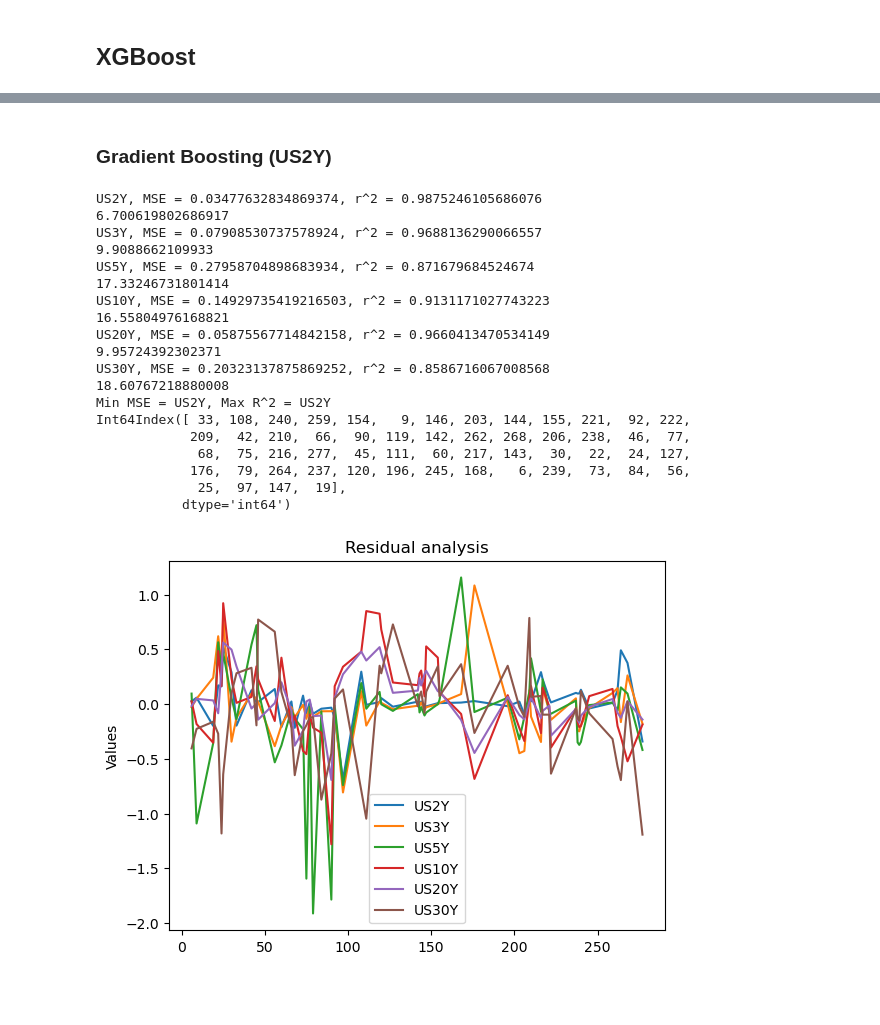
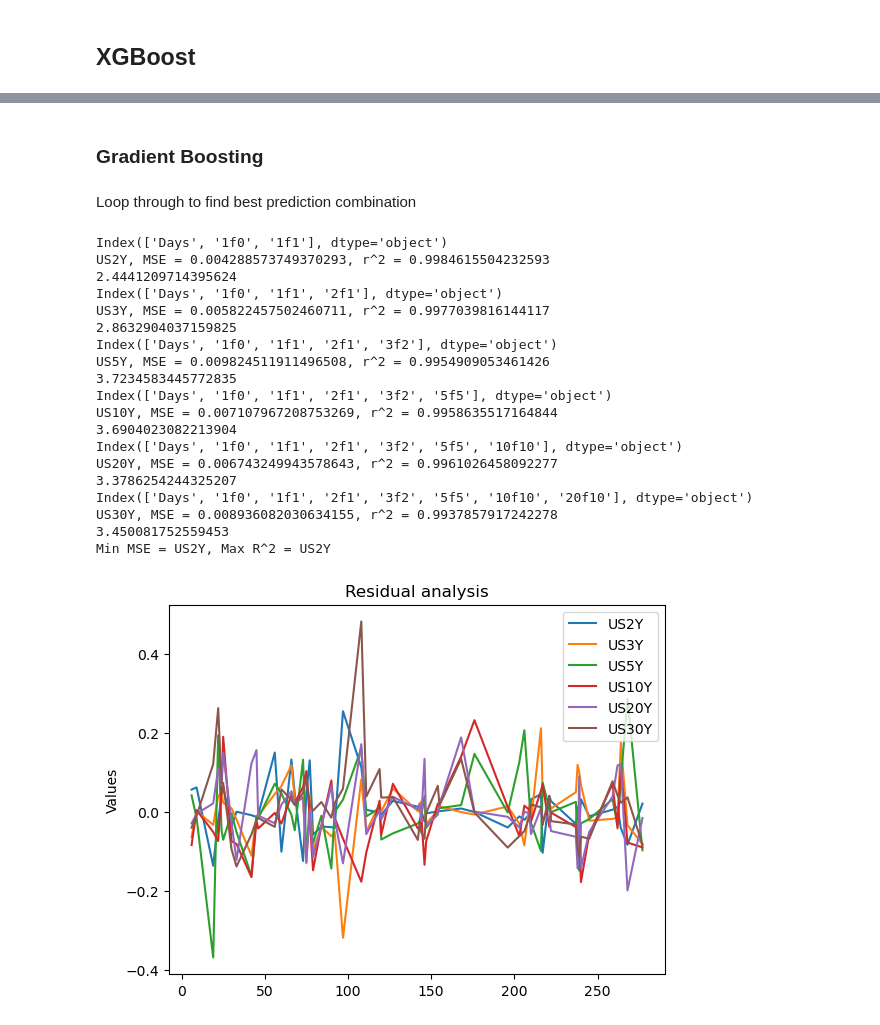
Before and after one commit to 123justinfung/PyStrats, a Jupyter notebook: Notebooks/Yield curve analysis.ipynb, the cells around one changed output, grey strips where cells are left out. Cells and saved outputs as stored; diff of their text form; code cells hidden in the pictures; blank space fills up the shorter version.

```diff
--- a/Notebooks/Yield curve analysis.ipynb
+++ b/Notebooks/Yield curve analysis.ipynb
@@ -637,0 +662,17 @@ plt.show()
+# %%
+x = df_only_fwds[df_only_fwds.columns[0:8]]
+y = df_fwds[df_fwds.columns[8]]
+x_train, x_test, y_train, y_test_xgb = train_test_split(x, y, test_size=0.2, random_state=42)
+xgb_model = XGBRegressor(n_estimators=300, learning_rate=0.08, max_depth=6)
+xgb_model.fit(x_train, y_train)
+y_pred = xgb_model.predict(x_test)
+ax_reg1 = sns.lineplot(x = y_test_xgb.index, y = y_test_xgb, color = 'red', label = "True value")
+ax_reg2 = sns.lineplot(x = y_test_xgb.index, y = y_pred, color = 'blue', label = "Predicted value")
+plt.title(f"XGB Regression for {df_fwds.columns[8]}")
+plt.ylabel("Values")
+plt.show()
+xgb_residuals = y_pred - y_test_xgb
+ax_xgb_30y = sns.lineplot(x = y_test_xgb.index, y = xgb_residuals, label = "Residuals").axes
+plt.title(f"XGB Residuals for {df_fwds.columns[8]}")
+plt.ylabel("Values")
+plt.show()
@@ -638,50 +682,51 @@ plt.show()
 # %% [markdown]
-### Gradient Boosting (US2Y)
+### Gradient Boosting
+# %% [markdown]
+Loop through to find best prediction combination
 # %%
 mse_dict = {}
 r2_dict = {}
-j = 2
+j = 3
 for i in range(3,9):
-    df_only_fwds_drop = df_only_fwds.columns[0:j]
-    x_drop = df_only_fwds.drop(df_only_fwds_drop, axis = 1)
+    x = df_only_fwds[df_only_fwds.columns[0:j]]
+    print(df_only_fwds.columns[0:j])
     y = df_fwds[df_fwds.columns[i]]
-    x_train, x_test, y_train, y_test = train_test_split(x_drop, y, test_size=0.2, random_state=42)
-    lr_model = GradientBoostingRegressor(n_estimators=100, learning_rate=0.1, max_depth=6, random_state=0)
-    lr_model.fit(x_train, y_train)
-    y_pred = lr_model.predict(x_test)
-    mse_lr = mean_squared_error(y_test, y_pred)
+    x_train, x_test, y_train, y_test = train_test_split(x, y, test_size=0.2, random_state=42)
+    gb_model = GradientBoostingRegressor(n_estimators=100, learning_rate=0.1, max_depth=6, random_state=0)
+    gb_model.fit(x_train, y_train)
+    y_pred = gb_model.predict(x_test)
+    mse_gb = mean_squared_error(y_test, y_pred)
     r2 = r2_score(y_test, y_pred)
-    print(f"{df_fwds.columns[i]}, MSE = {mse_lr}, r^2 = {r2}")
-    mse_dict[df_fwds.columns[i]] = mse_lr
+    print(f"{df_fwds.columns[i]}, MSE = {mse_gb}, r^2 = {r2}")
+    mse_dict[df_fwds.columns[i]] = mse_gb
     r2_dict[df_fwds.columns[i]] = r2
     residuals = y_pred - y_test
     sns.lineplot(x = y_test.index, y = residuals, label = f'{df_fwds.columns[i]}')
     print(residuals.abs().sum())
     j += 1
 print(f"Min MSE = {min(mse_dict.items(), key=lambda x: x[1])[0]}, Max R^2 = {max(r2_dict.items(), key=lambda x: x[1])[0]}")
-print(y_test.index)
 plt.title("Residual analysis")
 plt.ylabel("Values")
 plt.show()
 # %% [output]
-US2Y, MSE = 0.03477632834869374, r^2 = 0.9875246105686076
-6.700619802686917
-US3Y, MSE = 0.07908530737578924, r^2 = 0.9688136290066557
-9.9088662109933
-US5Y, MSE = 0.27958704898683934, r^2 = 0.871679684524674
-17.33246731801414
-US10Y, MSE = 0.14929735419216503, r^2 = 0.9131171027743223
-16.55804976168821
-US20Y, MSE = 0.05875567714842158, r^2 = 0.9660413470534149
-9.95724392302371
-US30Y, MSE = 0.20323137875869252, r^2 = 0.8586716067008568
-18.60767218880008
+Index(['Days', '1f0', '1f1'], dtype='object')
+US2Y, MSE = 0.004288573749370293, r^2 = 0.9984615504232593
+2.4441209714395624
+Index(['Days', '1f0', '1f1', '2f1'], dtype='object')
+US3Y, MSE = 0.005822457502460711, r^2 = 0.9977039816144117
+2.8632904037159825
+Index(['Days', '1f0', '1f1', '2f1', '3f2'], dtype='object')
+US5Y, MSE = 0.009824511911496508, r^2 = 0.9954909053461426
+3.7234583445772835
+Index(['Days', '1f0', '1f1', '2f1', '3f2', '5f5'], dtype='object')
+US10Y, MSE = 0.007107967208753269, r^2 = 0.9958635517164844
+3.6904023082213904
+Index(['Days', '1f0', '1f1', '2f1', '3f2', '5f5', '10f10'], dtype='object')
+US20Y, MSE = 0.006743249943578643, r^2 = 0.9961026458092277
+3.3786254244325207
+Index(['Days', '1f0', '1f1', '2f1', '3f2', '5f5', '10f10', '20f10'], dtype='object')
+US30Y, MSE = 0.008936082030634155, r^2 = 0.9937857917242278
+3.450081752559453
 Min MSE = US2Y, Max R^2 = US2Y
-Int64Index([ 33, 108, 240, 259, 154,   9, 146, 203, 144, 155, 221,  92, 222,
-            209,  42, 210,  66,  90, 119, 142, 262, 268, 206, 238,  46,  77,
-             68,  75, 216, 277,  45, 111,  60, 217, 143,  30,  22,  24, 127,
-            176,  79, 264, 237, 120, 196, 245, 168,   6, 239,  73,  84,  56,
-             25,  97, 147,  19],
-           dtype='int64')
-[figure, old version]
+[figure, new version]
 # %% [markdown]
```
Also changed, not shown: parts of 22 cells of this notebook.
